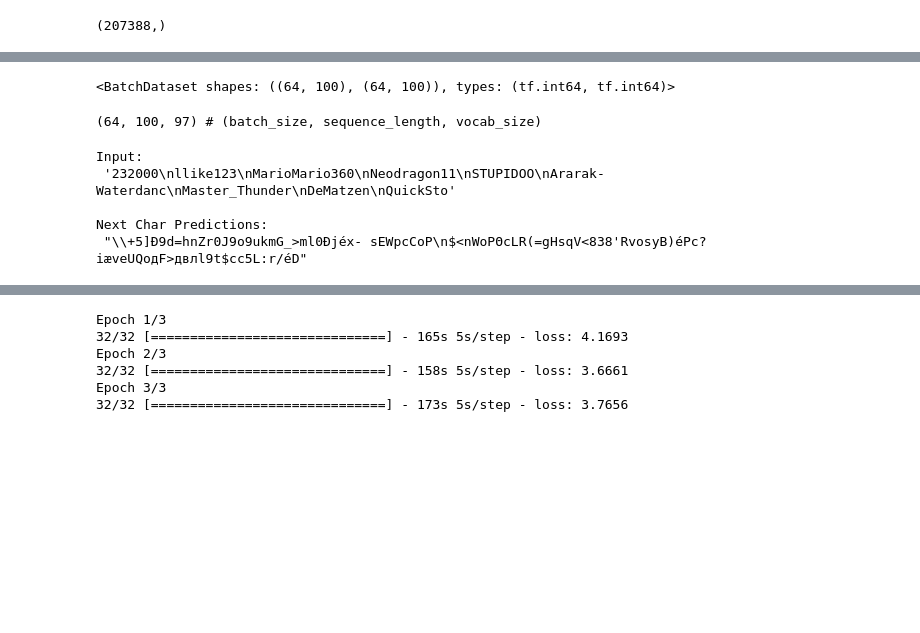
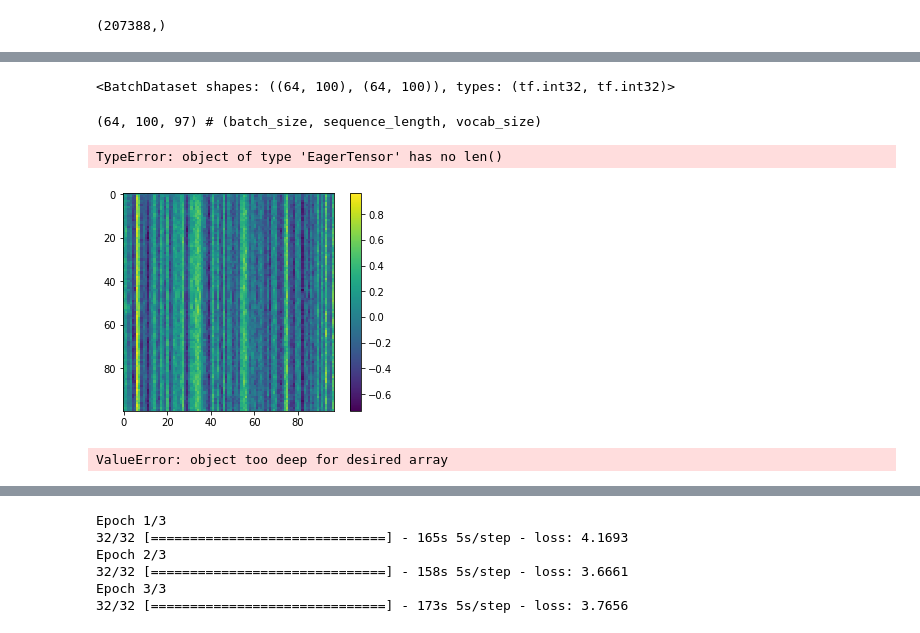
Before and after one commit to JazzTap/cmpm202, a Jupyter notebook: rnn/load_topic_data.ipynb, the cells around one changed output, grey strips where cells are left out. Drawn from its saved outputs; the diff is of its cells as text; code cells hidden in the pictures; blank space fills up the shorter version.

```diff
--- a/rnn/load_topic_data.ipynb
+++ b/rnn/load_topic_data.ipynb
@@ -61,7 +61,7 @@ def sample(h, seed_ix, n):
     ixes.append(ix)
   return ixes
 # %%
-with open('./topics_index.tsv', 'r') as f:
+with open('./topics_index.tsv', 'r', encoding="utf8") as f:
     res = csv.DictReader(f, delimiter='\t')
     ret = list(res)
 
@@ -243,8 +248,8 @@ s
 # %%
 # https://github.com/crazydonkey200/tensorflow-char-rnn/blob/master/train.py
-params = {'batch_size': 20, 'num_unrollings': 10, 'hidden_size': hidden_size,
-          'max_grad_norm': 5., 'embedding_size': 0, 'num_layers': 2,
-          'learning_rate': .002, 'dropout': 0., 'input_dropout': 0.}
+# params = {'batch_size': 20, 'num_unrollings': 10, 'hidden_size': 256,
+          # 'max_grad_norm': 5., 'embedding_size': 0, 'num_layers': 2,
+          # 'learning_rate': .002, 'dropout': 0., 'input_dropout': 0.}
 
 # Batch size
 BATCH_SIZE = 64
@@ -259,7 +264,7 @@ BUFFER_SIZE = 10000
 dataset = dataset.shuffle(BUFFER_SIZE).batch(BATCH_SIZE, drop_remainder=True)
 dataset
 # %% [output]
-<BatchDataset shapes: ((64, 100), (64, 100)), types: (tf.int64, tf.int64)>
+<BatchDataset shapes: ((64, 100), (64, 100)), types: (tf.int32, tf.int32)>
 # %%
 # Length of the vocabulary in chars
 vocab_size = len(vocab)
@@ -298,20 +303,27 @@ for input_example_batch, target_example_batch in dataset.take(1):
   print(example_batch_predictions.shape, "# (batch_size, sequence_length, vocab_size)")
 # %% [output]
 (64, 100, 97) # (batch_size, sequence_length, vocab_size)
+# %%
+np.random.multinomial(5, example_batch_predictions[0])
+# %% [output]
+TypeError: object of type 'EagerTensor' has no len()
+# %%
+from matplotlib import pyplot as plt
+plt.imshow(np.array(example_batch_predictions[0]), interpolation='nearest')
+plt.colorbar()
+plt.show()
+# %% [output]
+[figure, added]
 # %%
 # https://github.com/tensorflow/tensorflow/issues/24949
-sampled_indices = tf.random.multinomial(example_batch_predictions[0], num_samples=1)
+sampled_indices = np.random.multinomial(1, np.array(example_batch_predictions[0]))#, num_samples=1)
 sampled_indices = tf.squeeze(sampled_indices,axis=-1).numpy()
 
 print("Input: \n", repr("".join(idx2char[input_example_batch[0]])))
 print()
 print("Next Char Predictions: \n", repr("".join(idx2char[sampled_indices ])))
 # %% [output]
-Input:
- '232000\nllike123\nMarioMario360\nNeodragon11\nSTUPIDOO\nArarak-Waterdanc\nMaster_Thunder\nDeMatzen\nQuickSto'
-
-Next Char Predictions:
- "\\+5]Đ9d=hnZr0J9o9ukmG_>ml0Đjéx- sEWpсCоP\n$<nWoPΘcLR(=gHsqV<838'RvosyВ)éPc?iæveUQодF>двлl9t$сc5L:r/éD"
+ValueError: object too deep for desired array
 # %%
 def loss(labels, logits):
   return tf.keras.losses.sparse_categorical_crossentropy(labels, logits)
```
Also changed, not shown: parts of 10 cells of this notebook, 6 other files.
